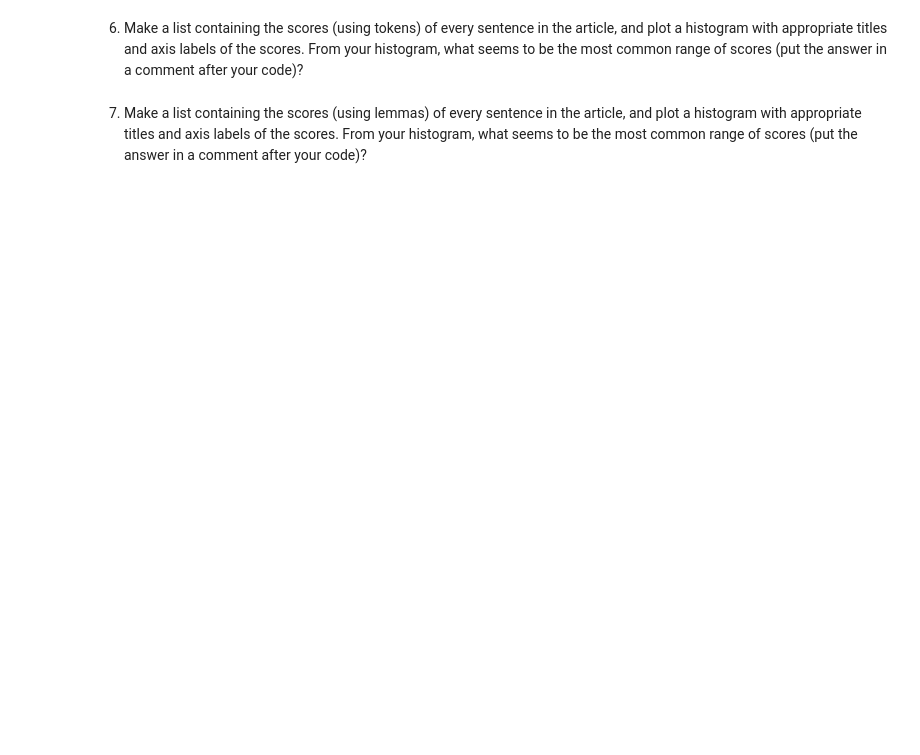
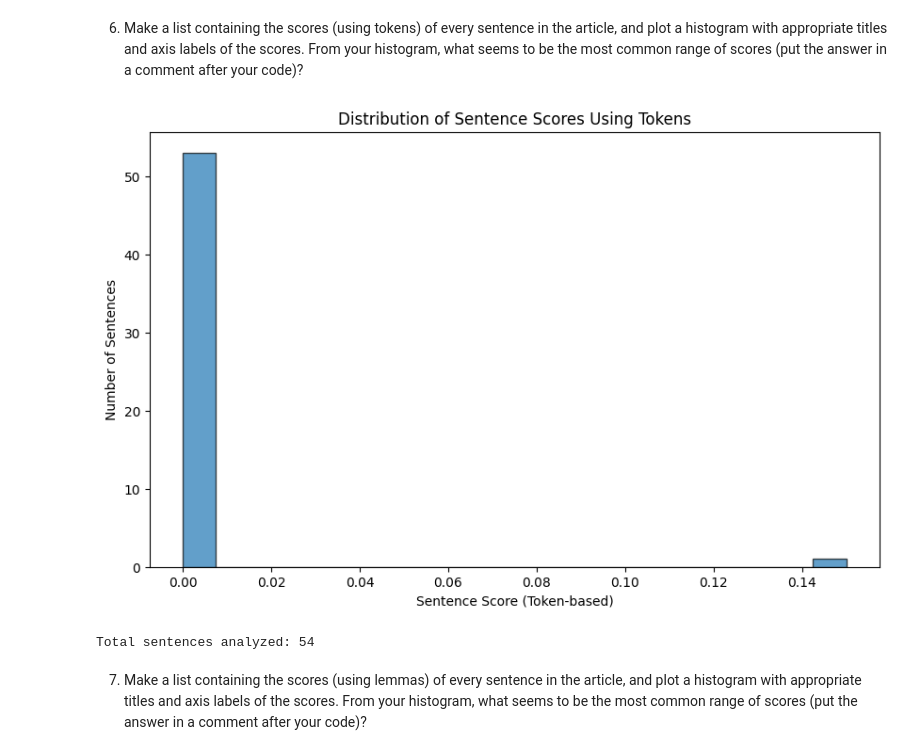
Before and after one commit to AdriannaWebb/web-scraping, a Jupyter notebook: web-scraping.ipynb, the cells around one changed output. Cells and saved outputs as stored; diff of their text form; code cells hidden in the pictures; blank space fills up the shorter version.

```diff
--- a/web-scraping.ipynb
+++ b/web-scraping.ipynb
@@ -143,4 +238,28 @@ You may find some of the code from the in class notes useful; feel free to use m
 # %% [markdown]
 6. Make a list containing the scores (using tokens) of every sentence in the article, and plot a histogram with appropriate titles and axis labels of the scores. From your histogram, what seems to be the most common range of scores (put the answer in a comment after your code)?
+# %%
+import matplotlib.pyplot as plt
+
+# Calculate scores for all sentences using tokens
+sentence_scores_tokens = []
+for sentence in sentences:
+    if len(sentence.strip()) > 5:  # Only score meaningful sentences
+        score = score_sentence_by_token(sentence, top_tokens)
+        sentence_scores_tokens.append(score)
+
+# Create histogram
+plt.figure(figsize=(10, 6))
+plt.hist(sentence_scores_tokens, bins=20, edgecolor='black', alpha=0.7)
+plt.title('Distribution of Sentence Scores Using Tokens')
+plt.xlabel('Sentence Score (Token-based)')
+plt.ylabel('Number of Sentences')
+plt.show()
+
+print(f"Total sentences analyzed: {len(sentence_scores_tokens)}")
+
+# From the histogram, the most common range of scores appears to be 0.0-0.1, meaning that most sentences contain few or none of the most frequent tokens.
+# %% [output]
+[figure, added]
+Total sentences analyzed: 54
 # %% [markdown]
 7. Make a list containing the scores (using lemmas) of every sentence in the article, and plot a histogram with appropriate titles and axis labels of the scores.  From your histogram, what seems to be the most common range of scores (put the answer in a comment after your code)?
```
Also changed, not shown: parts of 3 cells of this notebook.
